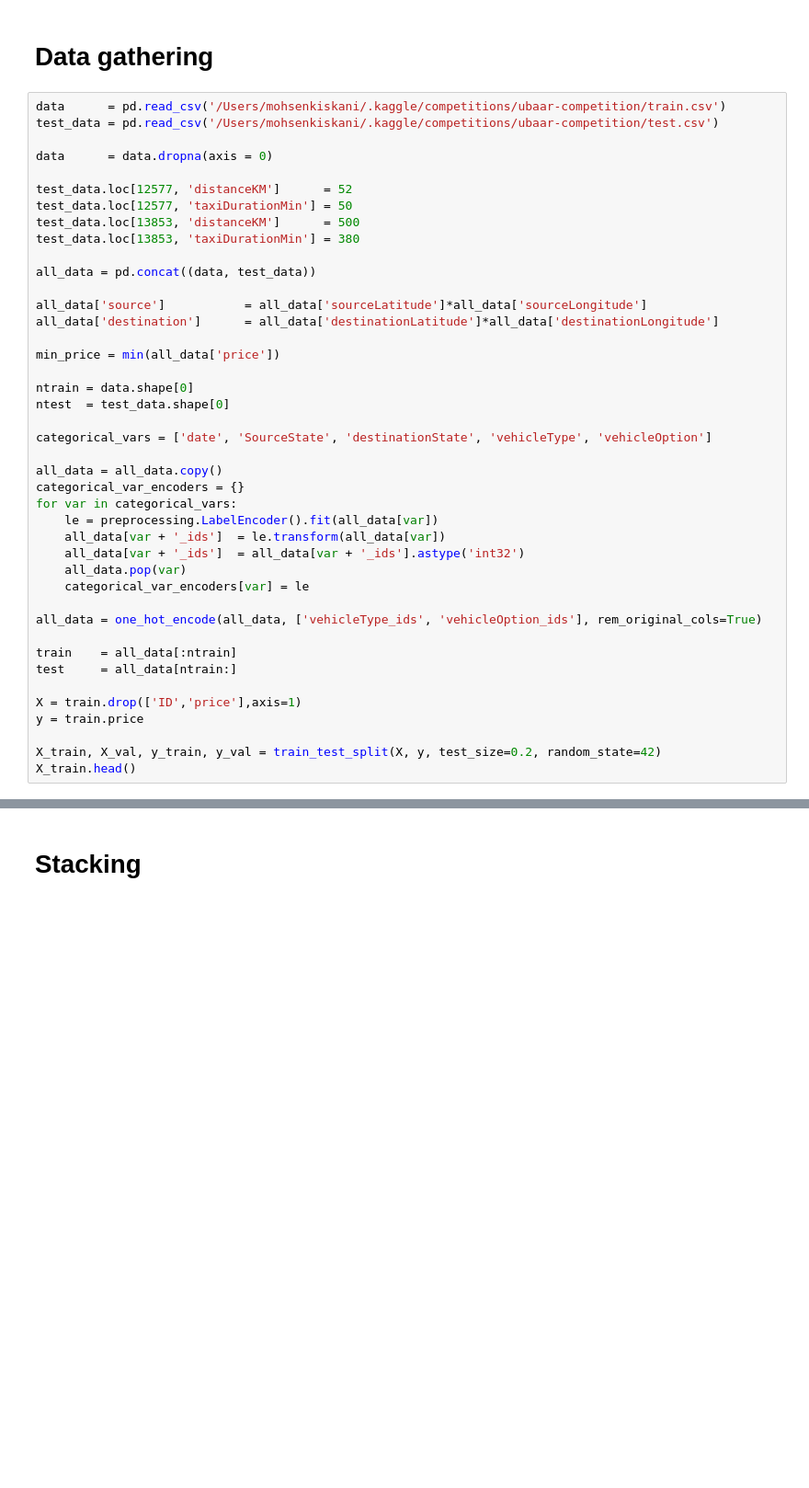
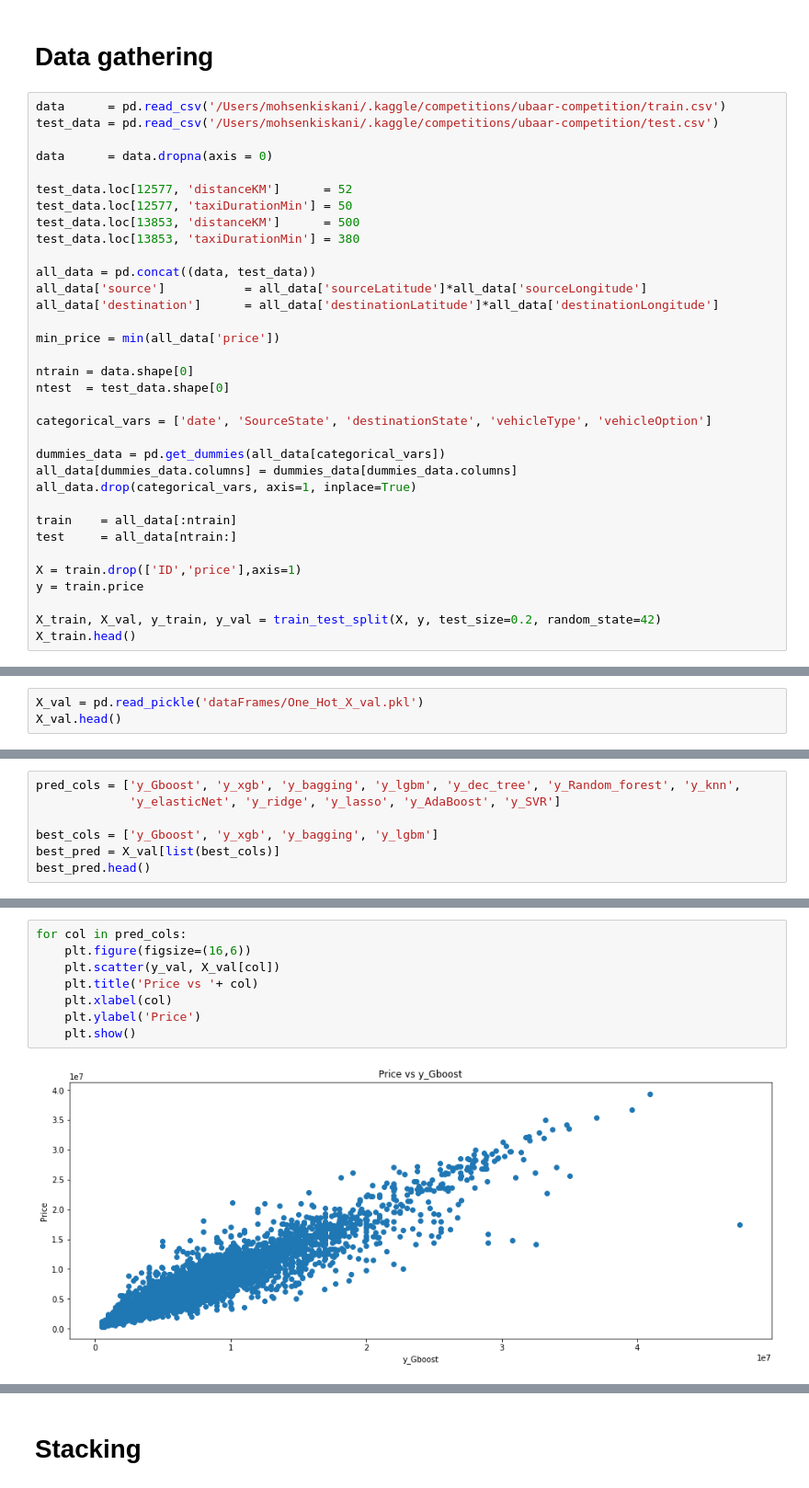
Before and after one commit to kiskani/Ubaar-Competition, a Jupyter notebook: Ubaar-OneHotEncoding.ipynb, the cells around one changed output, grey strips where cells are left out. Shown at 92% size. Cells and saved outputs as stored; diff of their text form; blank space fills up the shorter version.

```diff
--- a/Ubaar-OneHotEncoding.ipynb
+++ b/Ubaar-OneHotEncoding.ipynb
@@ -69,7 +49,6 @@ test_data.loc[13853, 'distanceKM']      = 500
 test_data.loc[13853, 'taxiDurationMin'] = 380
 
 all_data = pd.concat((data, test_data))
-
 all_data['source']           = all_data['sourceLatitude']*all_data['sourceLongitude']
 all_data['destination']      = all_data['destinationLatitude']*all_data['destinationLongitude']
 
@@ -80,16 +59,9 @@ ntest  = test_data.shape[0]
 
 categorical_vars = ['date', 'SourceState', 'destinationState', 'vehicleType', 'vehicleOption']
 
-all_data = all_data.copy()
-categorical_var_encoders = {}
-for var in categorical_vars:
-    le = preprocessing.LabelEncoder().fit(all_data[var])
-    all_data[var + '_ids']  = le.transform(all_data[var])
-    all_data[var + '_ids']  = all_data[var + '_ids'].astype('int32')
-    all_data.pop(var)
-    categorical_var_encoders[var] = le
-
-all_data = one_hot_encode(all_data, ['vehicleType_ids', 'vehicleOption_ids'], rem_original_cols=True)
+dummies_data = pd.get_dummies(all_data[categorical_vars])
+all_data[dummies_data.columns] = dummies_data[dummies_data.columns]
+all_data.drop(categorical_vars, axis=1, inplace=True)
 
 train    = all_data[:ntrain]
 test     = all_data[ntrain:]
@@ -305,0 +162,3 @@ get_score(clf_ridge,X_val,y_val)
+# %%
+X_val = pd.read_pickle('dataFrames/One_Hot_X_val.pkl')
+X_val.head()
@@ -305,0 +173,7 @@ get_score(clf_ridge,X_val,y_val)
+# %%
+pred_cols = ['y_Gboost', 'y_xgb', 'y_bagging', 'y_lgbm', 'y_dec_tree', 'y_Random_forest', 'y_knn',
+             'y_elasticNet', 'y_ridge', 'y_lasso', 'y_AdaBoost', 'y_SVR']
+
+best_cols = ['y_Gboost', 'y_xgb', 'y_bagging', 'y_lgbm']
+best_pred = X_val[list(best_cols)]
+best_pred.head()
@@ -305,0 +187,10 @@ get_score(clf_ridge,X_val,y_val)
+# %%
+for col in pred_cols:
+    plt.figure(figsize=(16,6))
+    plt.scatter(y_val, X_val[col])
+    plt.title('Price vs '+ col)
+    plt.xlabel(col)
+    plt.ylabel('Price')
+    plt.show()
+# %% [output]
+[figure, added]
```
Also changed, not shown: parts of 70 cells of this notebook, 2 other files.
